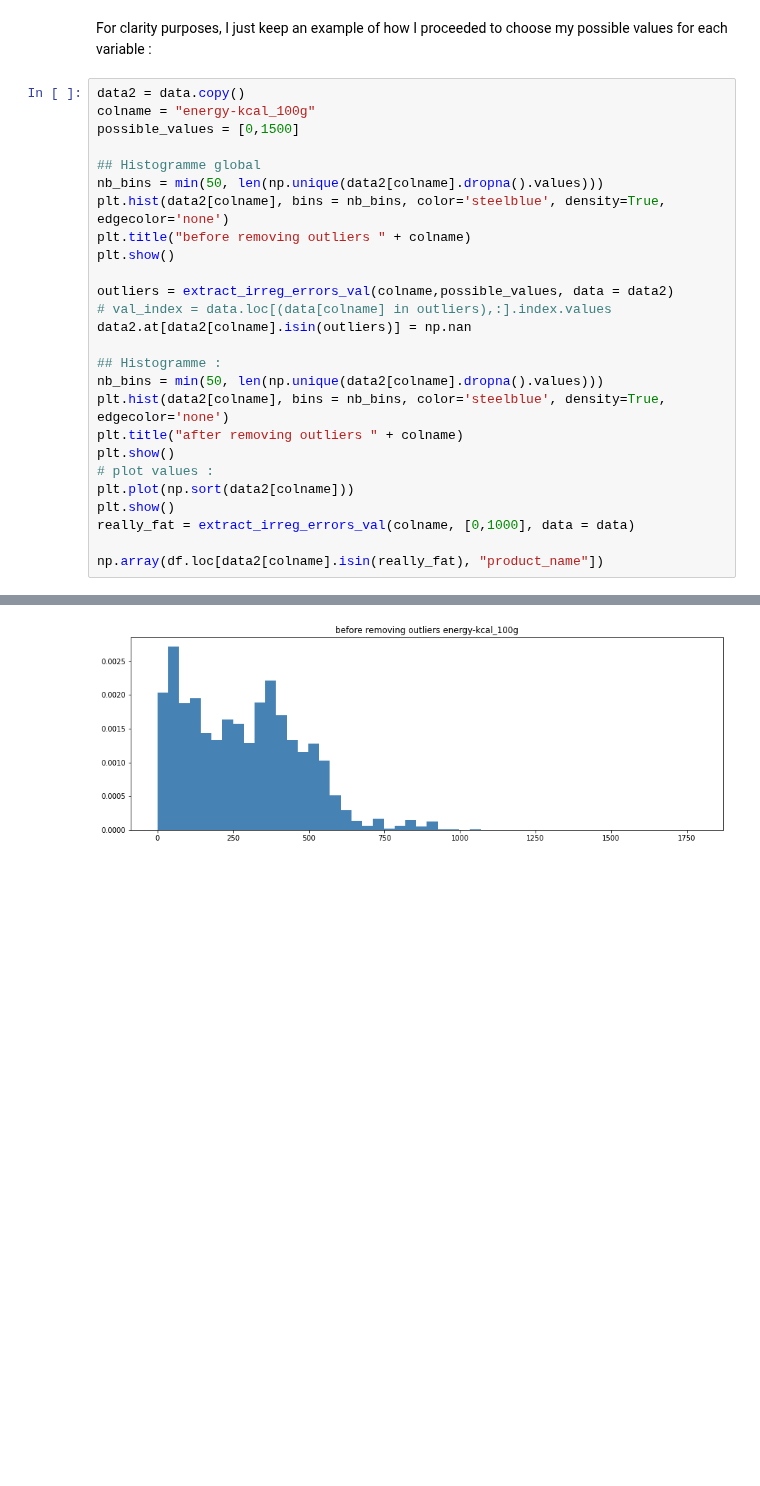
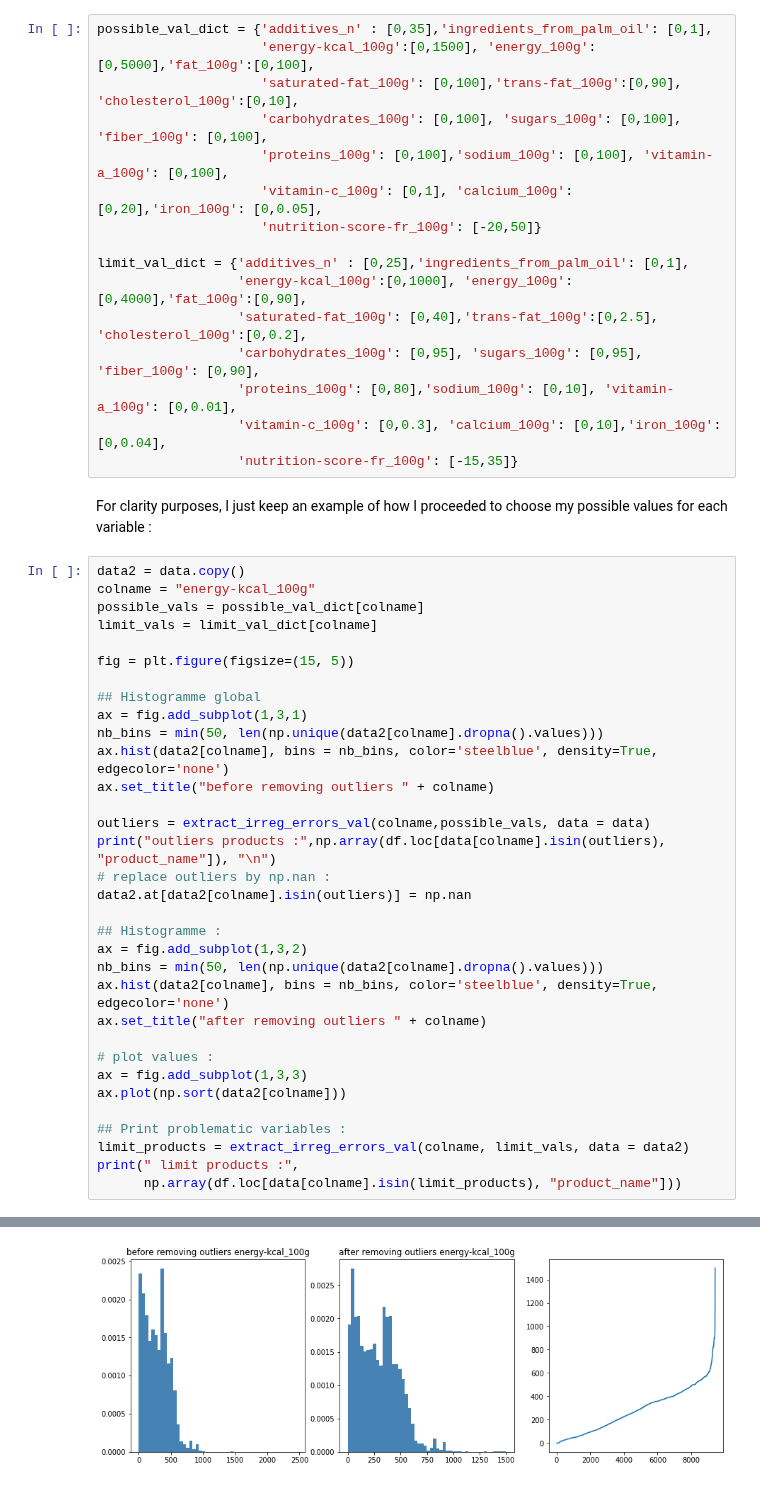
Before and after one commit to ClaireGayral/formation_openclassroom, a Jupyter notebook: P2_gayral_claire/nettoyage_data.ipynb, the cells around one changed output, grey strips where cells are left out. Cells and saved outputs as stored; diff of their text form; blank space fills up the shorter version.

```diff
--- a/P2_gayral_claire/nettoyage_data.ipynb
+++ b/P2_gayral_claire/nettoyage_data.ipynb
@@ -388,32 +347,55 @@ def extract_irreg_errors_val(colname,possible_values, data = data):
     return outliers_val
 # %% [markdown]
 I made a dictionnary of the possible values each variable can take :
+# %%
+possible_val_dict = {'additives_n' : [0,35],'ingredients_from_palm_oil': [0,1],
+                     'energy-kcal_100g':[0,1500], 'energy_100g':[0,5000],'fat_100g':[0,100],
+                     'saturated-fat_100g': [0,100],'trans-fat_100g':[0,90], 'cholesterol_100g':[0,10],
+                     'carbohydrates_100g': [0,100], 'sugars_100g': [0,100], 'fiber_100g': [0,100],
+                     'proteins_100g': [0,100],'sodium_100g': [0,100], 'vitamin-a_100g': [0,100],
+                     'vitamin-c_100g': [0,1], 'calcium_100g': [0,20],'iron_100g': [0,0.05],
+                     'nutrition-score-fr_100g': [-20,50]}
+
+limit_val_dict = {'additives_n' : [0,25],'ingredients_from_palm_oil': [0,1],
+                  'energy-kcal_100g':[0,1000], 'energy_100g':[0,4000],'fat_100g':[0,90],
+                  'saturated-fat_100g': [0,40],'trans-fat_100g':[0,2.5], 'cholesterol_100g':[0,0.2],
+                  'carbohydrates_100g': [0,95], 'sugars_100g': [0,95], 'fiber_100g': [0,90],
+                  'proteins_100g': [0,80],'sodium_100g': [0,10], 'vitamin-a_100g': [0,0.01],
+                  'vitamin-c_100g': [0,0.3], 'calcium_100g': [0,10],'iron_100g': [0,0.04],
+                  'nutrition-score-fr_100g': [-15,35]}
 # %% [markdown]
 For clarity purposes, I just keep an example of how I proceeded to choose my possible values for each variable :
 # %%
 data2 = data.copy()
 colname = "energy-kcal_100g"
-possible_values = [0,1500]
+possible_vals = possible_val_dict[colname]
+limit_vals = limit_val_dict[colname]
+
+fig = plt.figure(figsize=(15, 5))
 
 ## Histogramme global
+ax = fig.add_subplot(1,3,1)
 nb_bins = min(50, len(np.unique(data2[colname].dropna().values)))
-plt.hist(data2[colname], bins = nb_bins, color='steelblue', density=True, edgecolor='none')
-plt.title("before removing outliers " + colname)
-plt.show()
+ax.hist(data2[colname], bins = nb_bins, color='steelblue', density=True, edgecolor='none')
+ax.set_title("before removing outliers " + colname)
 
-outliers = extract_irreg_errors_val(colname,possible_values, data = data2)
-# val_index = data.loc[(data[colname] in outliers),:].index.values
+outliers = extract_irreg_errors_val(colname,possible_vals, data = data)
+print("outliers products :",np.array(df.loc[data[colname].isin(outliers), "product_name"]), "\n")
+# replace outliers by np.nan :
 data2.at[data2[colname].isin(outliers)] = np.nan
 
 ## Histogramme :
+ax = fig.add_subplot(1,3,2)
 nb_bins = min(50, len(np.unique(data2[colname].dropna().values)))
-plt.hist(data2[colname], bins = nb_bins, color='steelblue', density=True, edgecolor='none')
-plt.title("after removing outliers " + colname)
-plt.show()
+ax.hist(data2[colname], bins = nb_bins, color='steelblue', density=True, edgecolor='none')
+ax.set_title("after removing outliers " + colname)
+
 # plot values :
-plt.plot(np.sort(data2[colname]))
-plt.show()
-really_fat = extract_irreg_errors_val(colname, [0,1000], data = data)
+ax = fig.add_subplot(1,3,3)
+ax.plot(np.sort(data2[colname]))
 
-np.array(df.loc[data2[colname].isin(really_fat), "product_name"])
+## Print problematic variables :
+limit_products = extract_irreg_errors_val(colname, limit_vals, data = data2)
+print(" limit products :",
+      np.array(df.loc[data[colname].isin(limit_products), "product_name"]))
 # %% [output]
@@ -420 +411 @@ np.array(df.loc[data2[colname].isin(really_fat), "product_name"])
-[figure, old version]
+[figure, new version]
```
Also changed, not shown: parts of 29 cells of this notebook.
